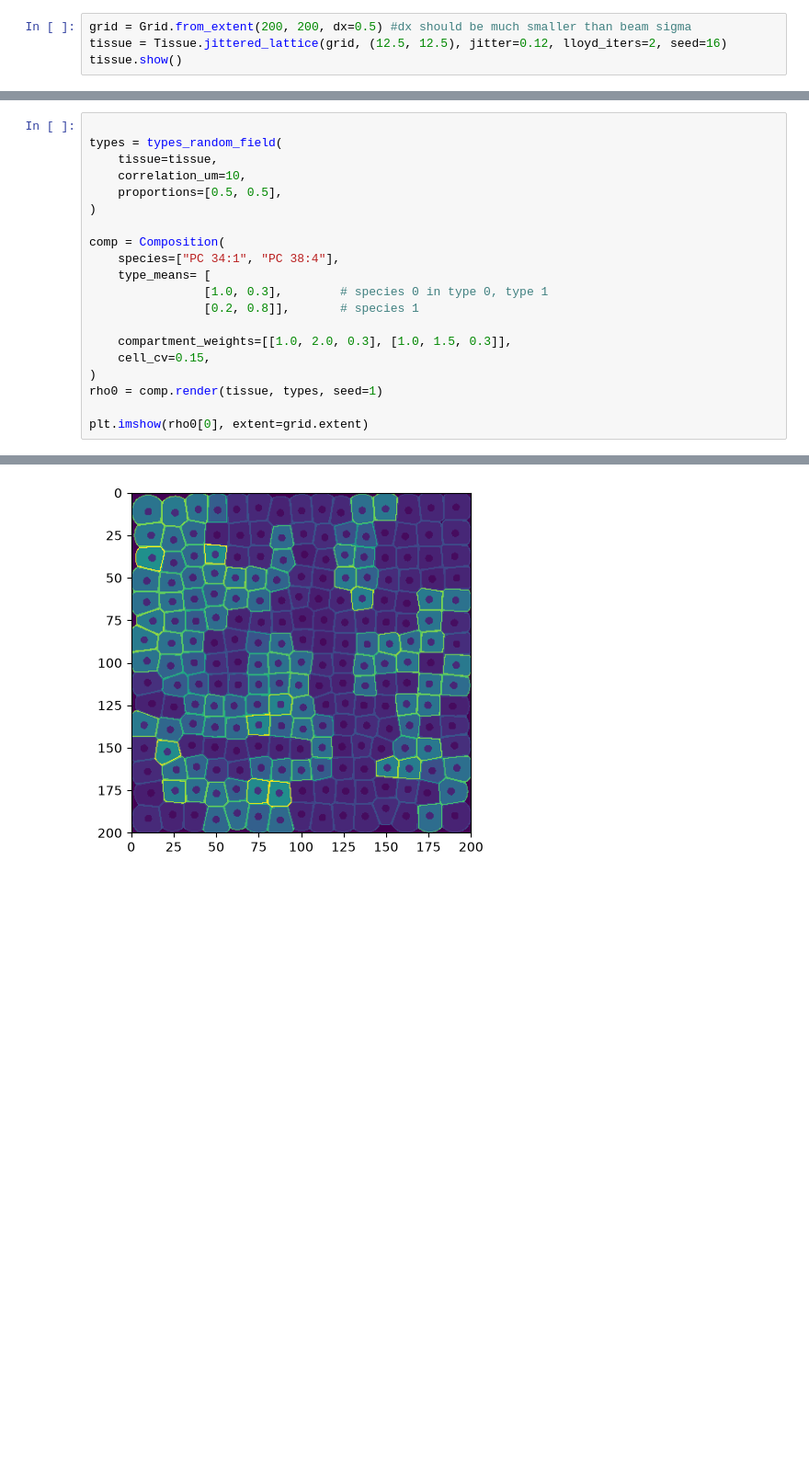
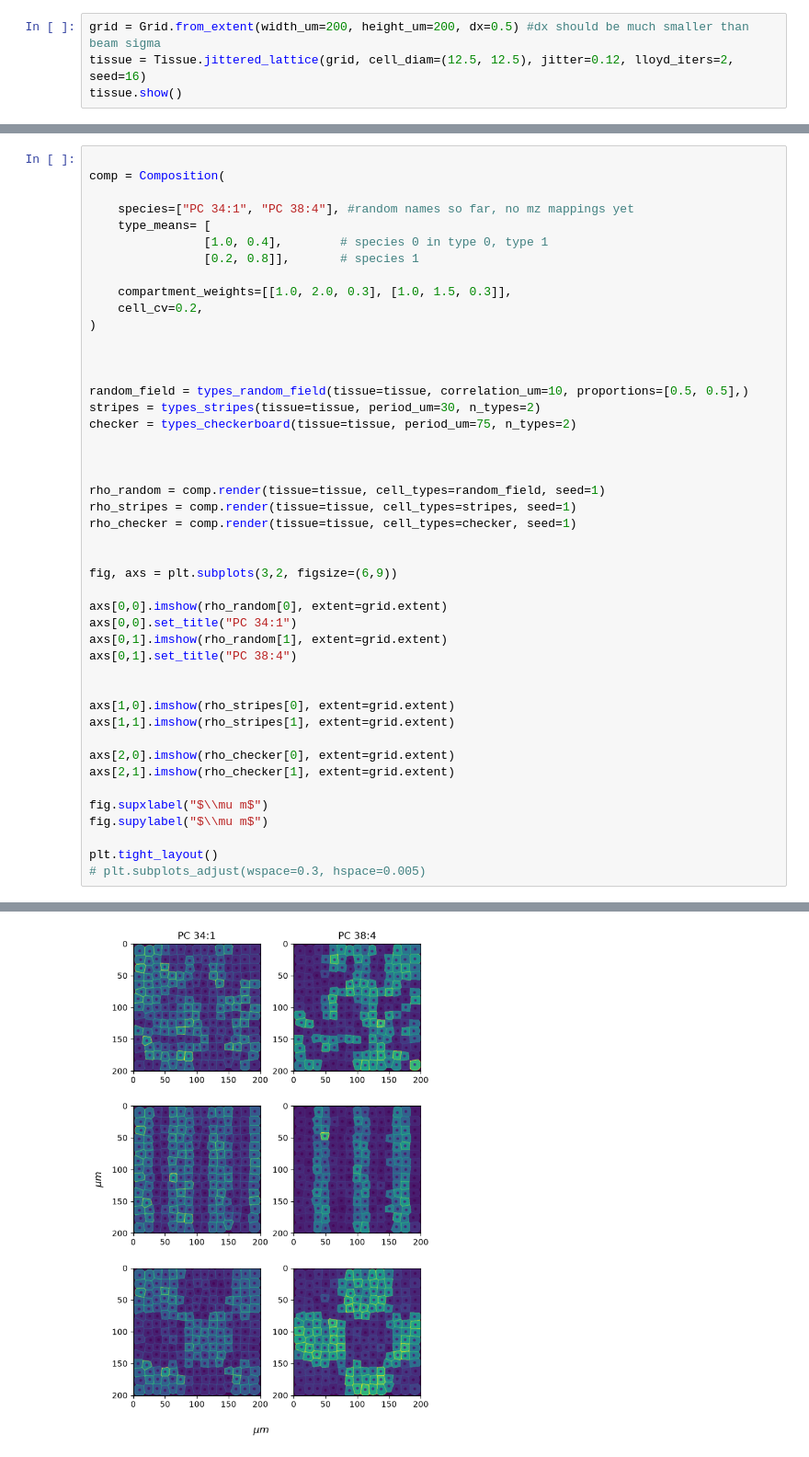
Before and after one commit to mdmetodiev/msisim, a Jupyter notebook: examples/research.ipynb, the cells around one changed output, grey strips where cells are left out. Shown at 92% size. Drawn from its saved outputs; the diff is of its cells as text; blank space fills up the shorter version.

Commit message:
created a research notebook showcasing how to use the image formation engine

```diff
--- a/examples/research.ipynb
+++ b/examples/research.ipynb
@@ -6,6 +12,6 @@ import numpy as np
 # %%
-grid = Grid.from_extent(200, 200, dx=0.5) #dx should be much smaller than beam sigma
-tissue = Tissue.jittered_lattice(grid, (12.5, 12.5), jitter=0.12, lloyd_iters=2, seed=16)
+grid = Grid.from_extent(width_um=200, height_um=200, dx=0.5) #dx should be much smaller than beam sigma
+tissue = Tissue.jittered_lattice(grid, cell_diam=(12.5, 12.5), jitter=0.12, lloyd_iters=2, seed=16)
 tissue.show()
 # %% [output]
 <Axes: xlabel='$x$ ($\\mu$m)', ylabel='$y$ ($\\mu$m)'>
@@ -13,21 +63,46 @@ tissue.show()
 # %%
 
-types = types_random_field(
-    tissue=tissue,
-    correlation_um=10,
-    proportions=[0.5, 0.5],
-)
+comp = Composition(
 
-comp = Composition(
-    species=["PC 34:1", "PC 38:4"],
+    species=["PC 34:1", "PC 38:4"], #random names so far, no mz mappings yet
     type_means= [
-                [1.0, 0.3],        # species 0 in type 0, type 1
+                [1.0, 0.4],        # species 0 in type 0, type 1
                 [0.2, 0.8]],       # species 1
 
     compartment_weights=[[1.0, 2.0, 0.3], [1.0, 1.5, 0.3]],
-    cell_cv=0.15,
+    cell_cv=0.2,
 )
-rho0 = comp.render(tissue, types, seed=1)
 
-plt.imshow(rho0[0], extent=grid.extent)
+
+
+random_field = types_random_field(tissue=tissue, correlation_um=10, proportions=[0.5, 0.5],)
+stripes = types_stripes(tissue=tissue, period_um=30, n_types=2)
+checker = types_checkerboard(tissue=tissue, period_um=75, n_types=2)
+
+
+
+rho_random = comp.render(tissue=tissue, cell_types=random_field, seed=1)
+rho_stripes = comp.render(tissue=tissue, cell_types=stripes, seed=1)
+rho_checker = comp.render(tissue=tissue, cell_types=checker, seed=1)
+
+
+fig, axs = plt.subplots(3,2, figsize=(6,9))
+
+axs[0,0].imshow(rho_random[0], extent=grid.extent)
+axs[0,0].set_title("PC 34:1")
+axs[0,1].imshow(rho_random[1], extent=grid.extent)
+axs[0,1].set_title("PC 38:4")
+
+
+axs[1,0].imshow(rho_stripes[0], extent=grid.extent)
+axs[1,1].imshow(rho_stripes[1], extent=grid.extent)
+
+axs[2,0].imshow(rho_checker[0], extent=grid.extent)
+axs[2,1].imshow(rho_checker[1], extent=grid.extent)
+
+fig.supxlabel("$\\mu m$")
+fig.supylabel("$\\mu m$")
+
+plt.tight_layout()
+# plt.subplots_adjust(wspace=0.3, hspace=0.005)
 # %% [output]
@@ -35 +109 @@ plt.imshow(rho0[0], extent=grid.extent)
-[figure, old version]
+[figure, new version]
```
Also changed, not shown: parts of 11 cells of this notebook.
